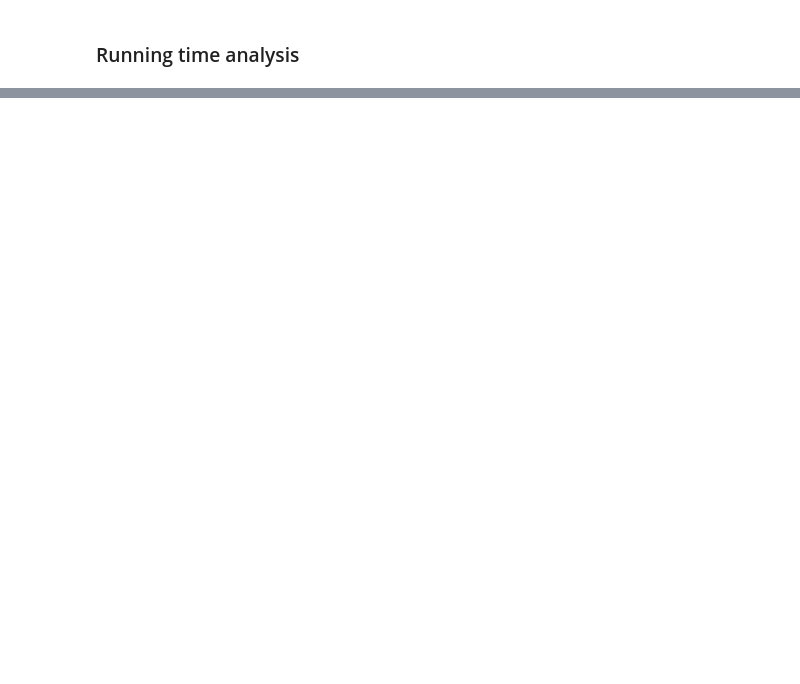
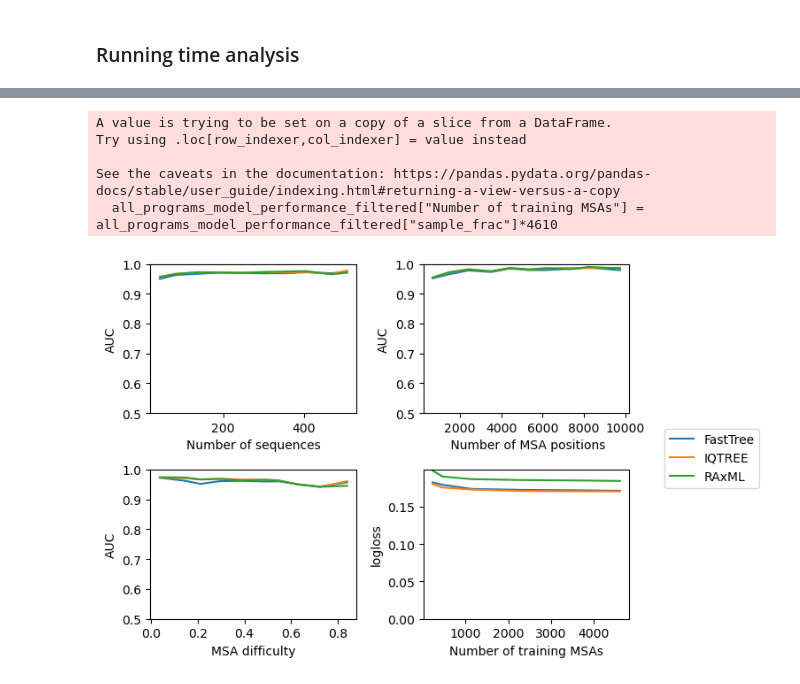
Before and after one commit to noaeker/bootstrap_repo, a Jupyter notebook: python notebooks/Untitled.ipynb, the cells around one changed output, grey strips where cells are left out. Drawn from its saved outputs; the diff is of its cells as text; code cells hidden in the pictures; blank space fills up the shorter version.

```diff
--- a/python notebooks/Untitled.ipynb
+++ b/python notebooks/Untitled.ipynb
@@ -318,0 +318,47 @@ iqtree_refs["test_data"].columns
+# %%
+fig,axs = plt.subplots(ncols=2, nrows=2)
+axs = axs.flatten()
+
+
+columns_dict = {'feature_msa_n_seq':'Number of sequences','feature_msa_n_loci': ' Number of MSA positions',
+                'feature_msa_pypythia_msa_difficulty': 'MSA difficulty'}
+for i,col in enumerate(columns_dict):
+    all_programs_test_data['binned_col'] = pd.cut(test_data[col], 10)
+    grouped_df = all_programs_test_data.groupby(['binned_col','program'])
+    grouped_df_data = grouped_df.agg(median_per_group = (col,np.median)).reset_index()
+    auc_scores = []
+
+    for name, group in grouped_df:
+        # Assume 'target' is the column representing the binary classification outcome
+        y_true = group['true_binary_support']
+        y_scores = group['predictions_full_standard']
+        auc = roc_auc_score(y_true, y_scores)
+        auc_scores.append(auc)
+
+    grouped_df_data['AUC'] = auc_scores
+    sns.lineplot(data=grouped_df_data, x="median_per_group", y="AUC", hue = "program",ax=axs[i])
+    axs[i].set_ylim(0.5,1)
+    axs[i].set_xlabel(columns_dict[col])
+    axs[i].get_legend().remove()
+    #plt.show()
+
+
+
+all_programs_model_performance_filtered = all_programs_model_performance.query("`dataset`=='test' and `name` =='model_standard' and `analysis_type`=='full_standard'")
+all_programs_model_performance_filtered["Number of training MSAs"] = all_programs_model_performance_filtered["sample_frac"]*4610
+sns.lineplot(data=all_programs_model_performance_filtered, x="Number of training MSAs", y="logloss", hue = "program",ax=axs[-1])
+axs[-1].get_legend().remove()
+axs[-1].set_ylim(0)
+
+handles, labels = axs[0].get_legend_handles_labels()
+fig.legend(handles, labels, loc='center left', bbox_to_anchor=(1, 0.5))
+
+# Adjust layout to prevent overlapping
+plt.tight_layout()
+# %% [output]
+A value is trying to be set on a copy of a slice from a DataFrame.
+Try using .loc[row_indexer,col_indexer] = value instead
+
+See the caveats in the documentation: https://pandas.pydata.org/pandas-docs/stable/user_guide/indexing.html#returning-a-view-versus-a-copy
+  all_programs_model_performance_filtered["Number of training MSAs"] = all_programs_model_performance_filtered["sample_frac"]*4610
+[figure, added]
```
Also changed, not shown: parts of 8 cells of this notebook, 3 other files.
